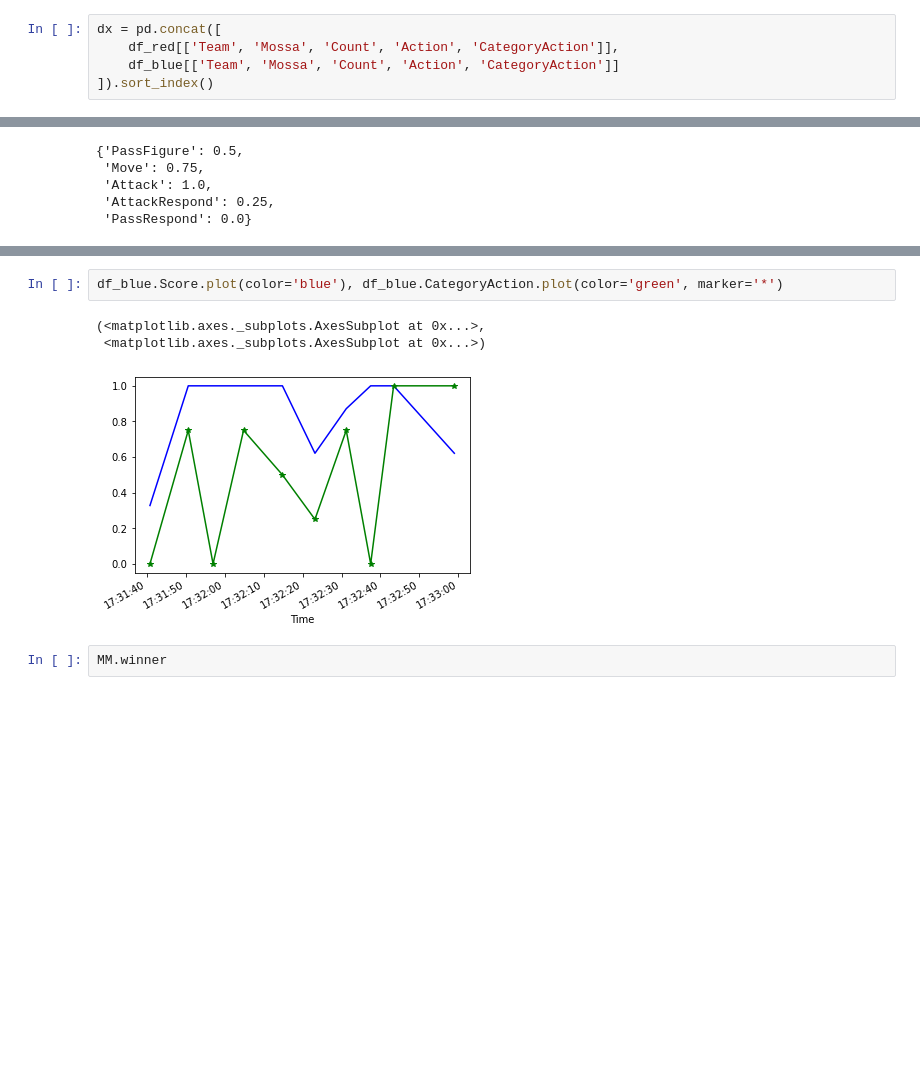
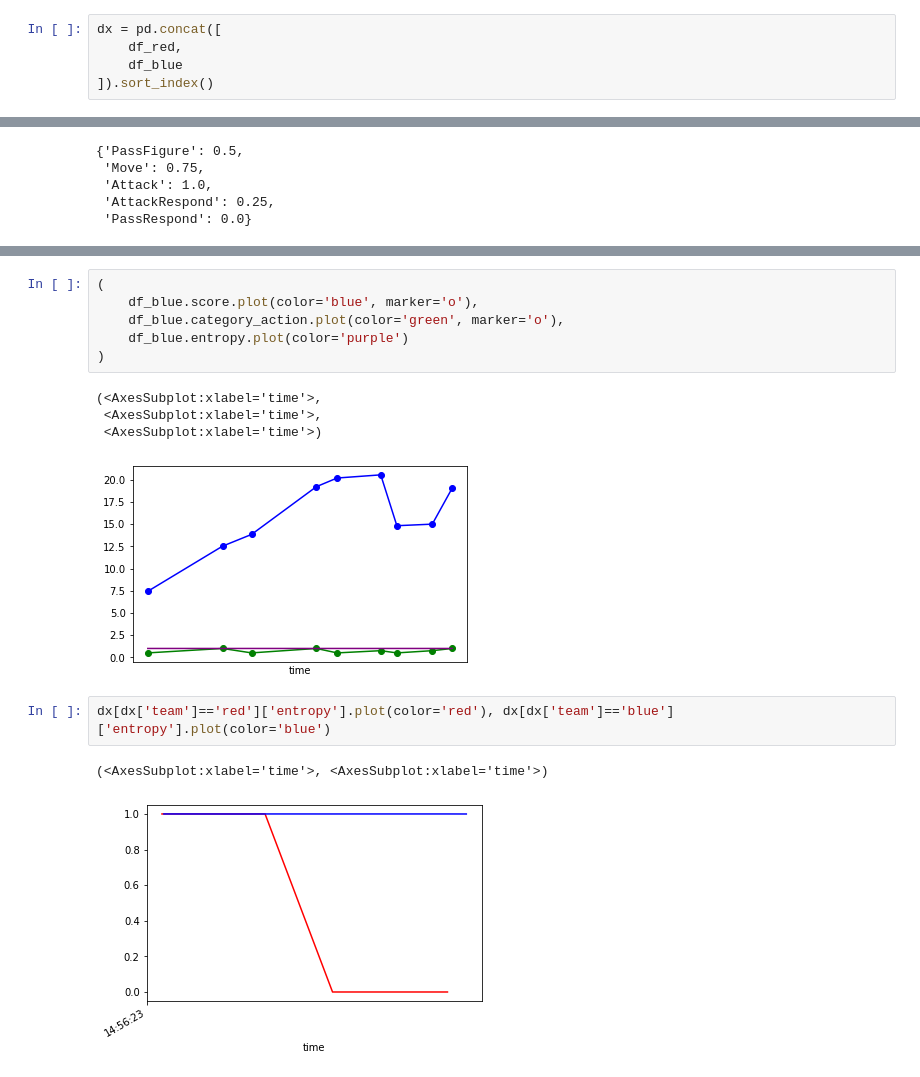
Before and after one commit to IDSIA/NewTechnoWar, a Jupyter notebook: code/Analysis.cb-fix.ipynb, the cells around one changed output, grey strips where cells are left out. Drawn from its saved outputs; the diff is of its cells as text; blank space fills up the shorter version.

```diff
--- a/code/Analysis.cb-fix.ipynb
+++ b/code/Analysis.cb-fix.ipynb
@@ -98,5 +97,5 @@ df_blue.to_pickle('df_RegrRegr_Seed50_blue.pkl')
 # %%
 dx = pd.concat([
-    df_red[['Team', 'Mossa', 'Count', 'Action', 'CategoryAction']],
-    df_blue[['Team', 'Mossa', 'Count', 'Action', 'CategoryAction']]
+    df_red,
+    df_blue
 ]).sort_index()
@@ -144,8 +149,16 @@ df_red.set_index('Count').Score.plot(color='red', marker='o'), df_red.set_index(
 # %%
-df_blue.Score.plot(color='blue'), df_blue.CategoryAction.plot(color='green', marker='*')
+(
+    df_blue.score.plot(color='blue', marker='o'),
+    df_blue.category_action.plot(color='green', marker='o'),
+    df_blue.entropy.plot(color='purple')
+)
 # %% [output]
-(<matplotlib.axes._subplots.AxesSubplot at 0x...>,
- <matplotlib.axes._subplots.AxesSubplot at 0x...>)
+(<AxesSubplot:xlabel='time'>,
+ <AxesSubplot:xlabel='time'>,
+ <AxesSubplot:xlabel='time'>)
-[figure, old version]
+[figure, new version]
-# %%
-MM.winner
+# %%
+dx[dx['team']=='red']['entropy'].plot(color='red'), dx[dx['team']=='blue']['entropy'].plot(color='blue')
+# %% [output]
+(<AxesSubplot:xlabel='time'>, <AxesSubplot:xlabel='time'>)
+[figure, added]
```
Also changed, not shown: parts of 12 cells of this notebook, 13 other files.
